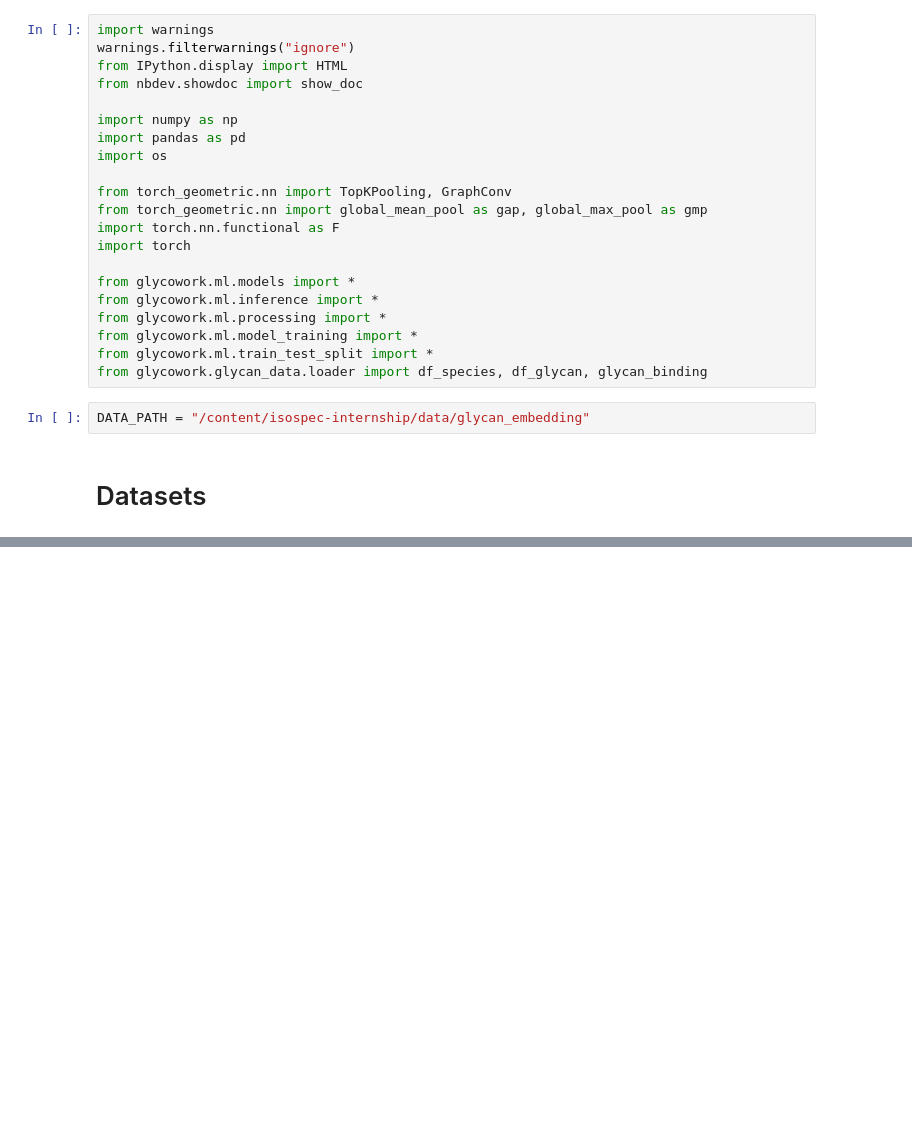
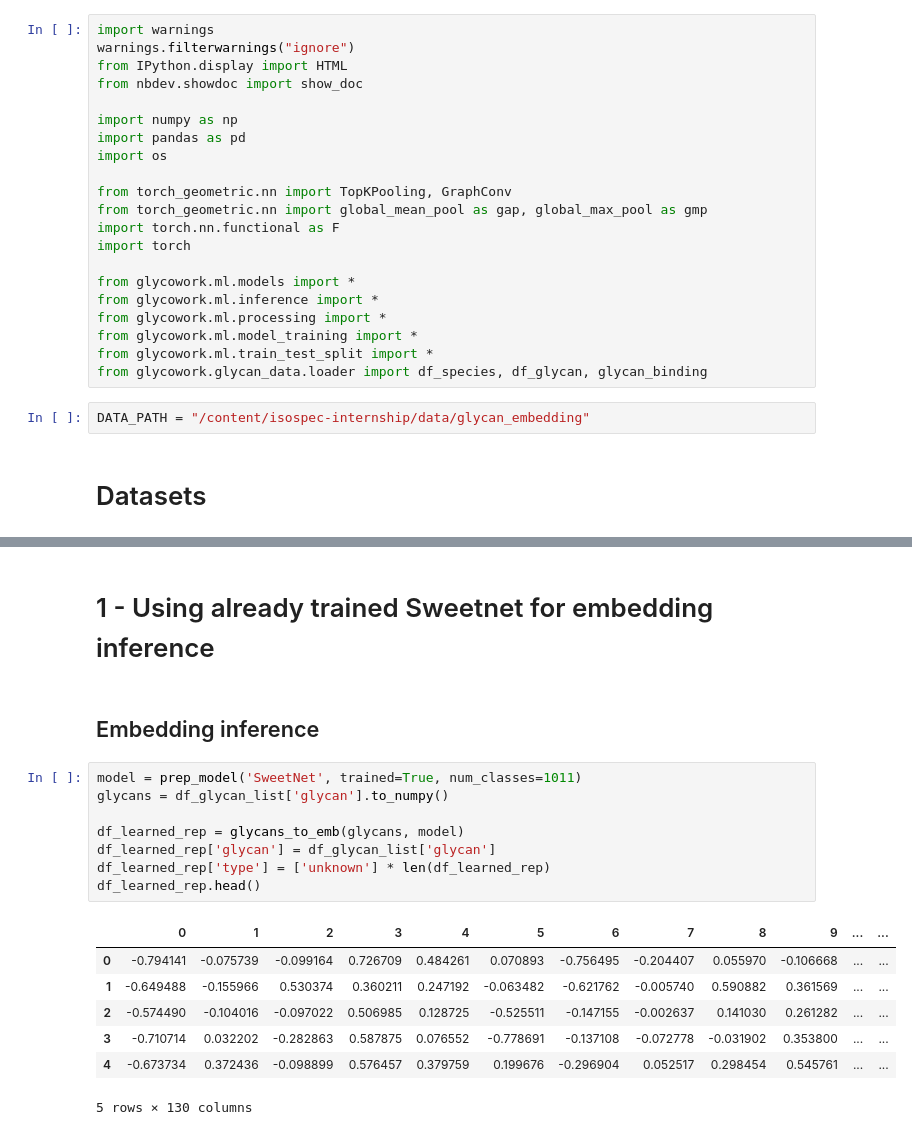
Before and after one commit to PhiCtl/glycan-biomarkers, a Jupyter notebook: src/Task_2/glycan_embedding.ipynb, the cells around one changed output, grey strips where cells are left out. Saved outputs shown, nothing was run; the diff lists cells and outputs as text; blank space fills up the shorter version.

Commit message:
Updated embeddings

```diff
--- a/src/Task_2/glycan_embedding.ipynb
+++ b/src/Task_2/glycan_embedding.ipynb
@@ -63,0 +103,20 @@ FileNotFoundError: [Errno 2] No such file or directory: '/content/isospec-intern
+# %% [markdown]
+# 1 - Using already trained Sweetnet for embedding inference
+# %% [markdown]
+## Embedding inference
+# %%
+model = prep_model('SweetNet', trained=True, num_classes=1011)
+glycans = df_glycan_list['glycan'].to_numpy()
+
+df_learned_rep = glycans_to_emb(glycans, model)
+df_learned_rep['glycan'] = df_glycan_list['glycan']
+df_learned_rep['type'] = ['unknown'] * len(df_learned_rep)
+df_learned_rep.head()
+# %% [output]
+|  | 0 | 1 | 2 | 3 | 4 | 5 | 6 | 7 | 8 | 9 | ... | ... |
+| 0 | -0.794141 | -0.075739 | -0.099164 | 0.726709 | 0.484261 | 0.070893 | -0.756495 | -0.204407 | 0.055970 | -0.106668 | ... | ... |
+| 1 | -0.649488 | -0.155966 | 0.530374 | 0.360211 | 0.247192 | -0.063482 | -0.621762 | -0.005740 | 0.590882 | 0.361569 | ... | ... |
+| 2 | -0.574490 | -0.104016 | -0.097022 | 0.506985 | 0.128725 | -0.525511 | -0.147155 | -0.002637 | 0.141030 | 0.261282 | ... | ... |
+| 3 | -0.710714 | 0.032202 | -0.282863 | 0.587875 | 0.076552 | -0.778691 | -0.137108 | -0.072778 | -0.031902 | 0.353800 | ... | ... |
+| 4 | -0.673734 | 0.372436 | -0.098899 | 0.576457 | 0.379759 | 0.199676 | -0.296904 | 0.052517 | 0.298454 | 0.545761 | ... | ... |
+5 rows × 130 columns
```
Also changed, not shown: parts of 11 cells of this notebook.
